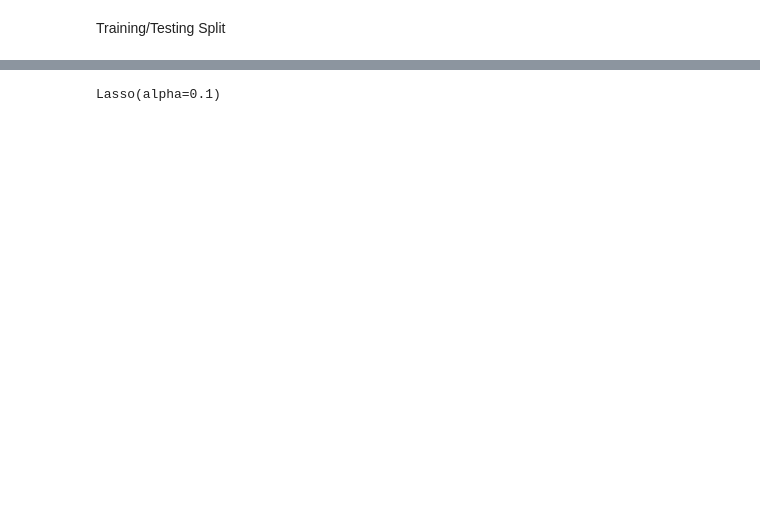
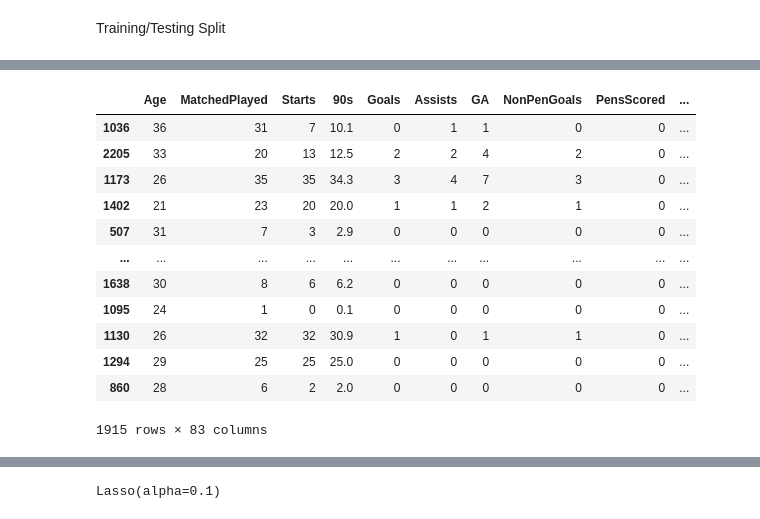
Before and after one commit to JackBenadon/DS440-Project, a Jupyter notebook: DS440_Pre_Processing.ipynb, the cells around one changed output, grey strips where cells are left out. Drawn from its saved outputs; the diff is of its cells as text; code cells hidden in the pictures; blank space fills up the shorter version.

```diff
--- a/DS440_Pre_Processing.ipynb
+++ b/DS440_Pre_Processing.ipynb
@@ -374,0 +461,16 @@ X_test_scaled = scaler.transform(X_test)
+# %%
+X_train
+# %% [output]
+|  | Age | MatchedPlayed | Starts | 90s | Goals | Assists | GA | NonPenGoals | PensScored | ... |
+| 1036 | 36 | 31 | 7 | 10.1 | 0 | 1 | 1 | 0 | 0 | ... |
+| 2205 | 33 | 20 | 13 | 12.5 | 2 | 2 | 4 | 2 | 0 | ... |
+| 1173 | 26 | 35 | 35 | 34.3 | 3 | 4 | 7 | 3 | 0 | ... |
+| 1402 | 21 | 23 | 20 | 20.0 | 1 | 1 | 2 | 1 | 0 | ... |
+| 507 | 31 | 7 | 3 | 2.9 | 0 | 0 | 0 | 0 | 0 | ... |
+| ... | ... | ... | ... | ... | ... | ... | ... | ... | ... | ... |
+| 1638 | 30 | 8 | 6 | 6.2 | 0 | 0 | 0 | 0 | 0 | ... |
+| 1095 | 24 | 1 | 0 | 0.1 | 0 | 0 | 0 | 0 | 0 | ... |
+| 1130 | 26 | 32 | 32 | 30.9 | 1 | 0 | 1 | 1 | 0 | ... |
+| 1294 | 29 | 25 | 25 | 25.0 | 0 | 0 | 0 | 0 | 0 | ... |
+| 860 | 28 | 6 | 2 | 2.0 | 0 | 0 | 0 | 0 | 0 | ... |
+1915 rows × 83 columns
```
Also changed, not shown: parts of 27 cells of this notebook.
